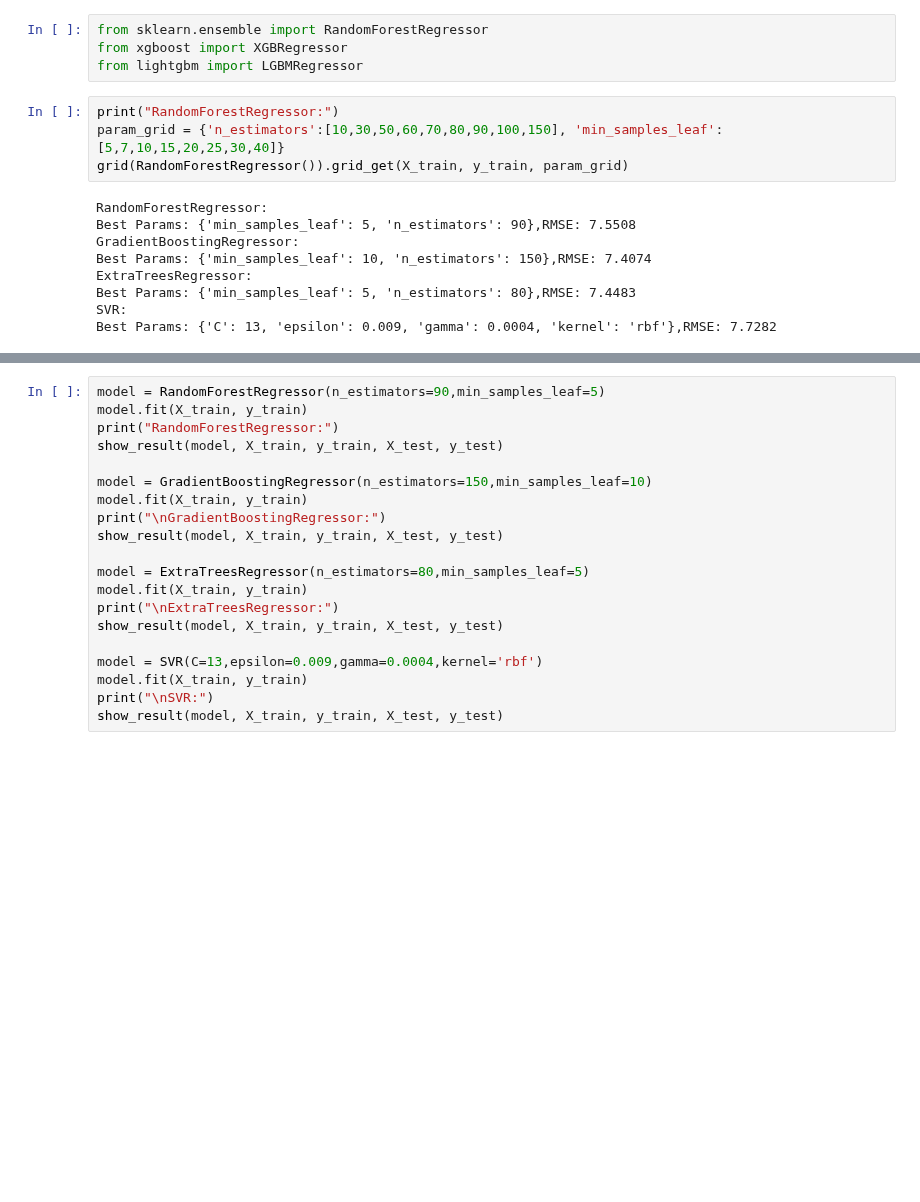
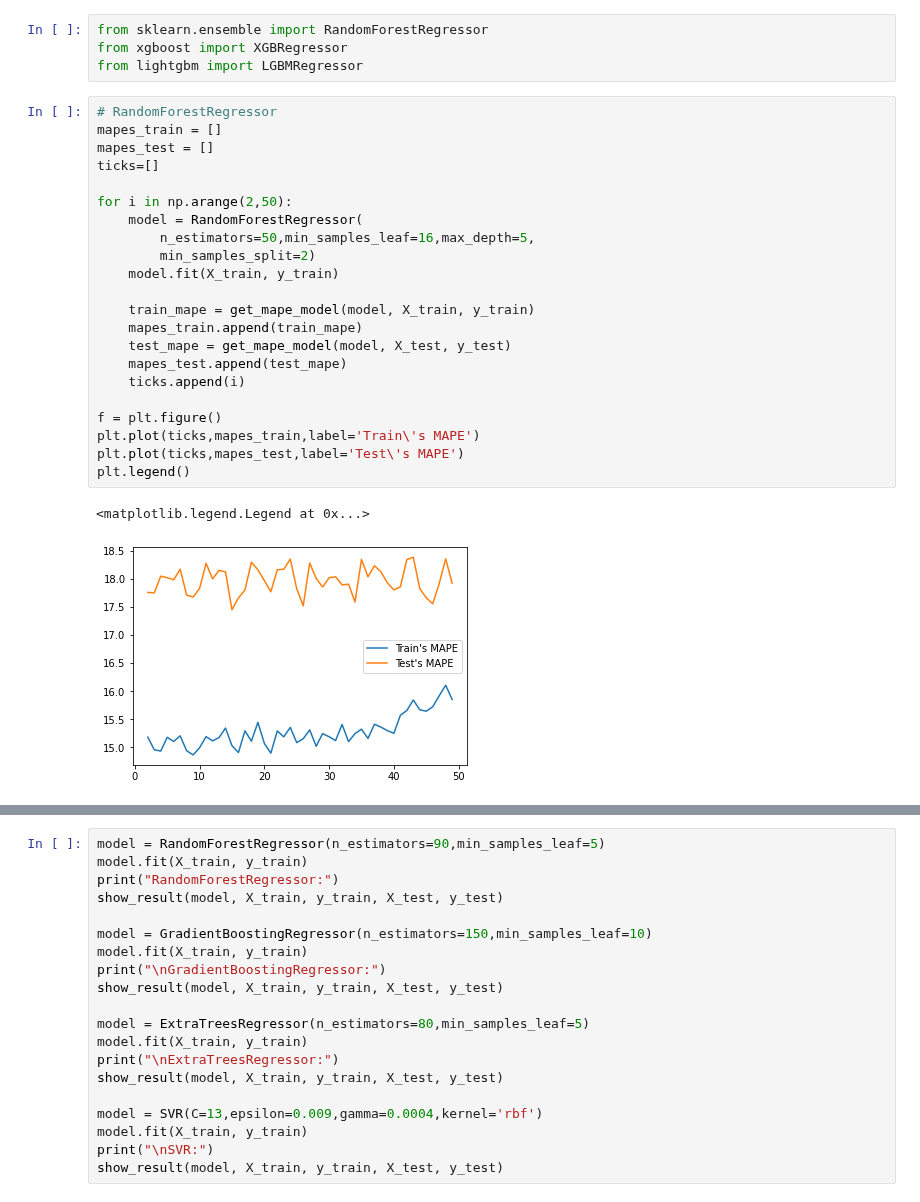
Before and after one commit to For-Chance/CourseOfConstructionInformation, a Jupyter notebook: FinalTask/solution.ipynb, the cells around one changed output, grey strips where cells are left out. Cells and saved outputs as stored; diff of their text form; blank space fills up the shorter version.

```diff
--- a/FinalTask/solution.ipynb
+++ b/FinalTask/solution.ipynb
@@ -433,16 +433,28 @@ X_test = pca_model.transform(X_test)
 from sklearn.ensemble import RandomForestRegressor
 from xgboost import XGBRegressor
 from lightgbm import LGBMRegressor
-# %%
-print("RandomForestRegressor:")
-param_grid = {'n_estimators':[10,30,50,60,70,80,90,100,150], 'min_samples_leaf':[5,7,10,15,20,25,30,40]}
-grid(RandomForestRegressor()).grid_get(X_train, y_train, param_grid)
-# %% [output]
-RandomForestRegressor:
-Best Params: {'min_samples_leaf': 5, 'n_estimators': 90},RMSE: 7.5508
-GradientBoostingRegressor:
-Best Params: {'min_samples_leaf': 10, 'n_estimators': 150},RMSE: 7.4074
-ExtraTreesRegressor:
-Best Params: {'min_samples_leaf': 5, 'n_estimators': 80},RMSE: 7.4483
-SVR:
-Best Params: {'C': 13, 'epsilon': 0.009, 'gamma': 0.0004, 'kernel': 'rbf'},RMSE: 7.7282
+# %%
+# RandomForestRegressor
+mapes_train = []
+mapes_test = []
+ticks=[]
+
+for i in np.arange(2,50):
+    model = RandomForestRegressor(
+        n_estimators=50,min_samples_leaf=16,max_depth=5,
+        min_samples_split=2)
+    model.fit(X_train, y_train)
+
+    train_mape = get_mape_model(model, X_train, y_train)
+    mapes_train.append(train_mape)
+    test_mape = get_mape_model(model, X_test, y_test)
+    mapes_test.append(test_mape)
+    ticks.append(i)
+
+f = plt.figure()
+plt.plot(ticks,mapes_train,label='Train\'s MAPE')
+plt.plot(ticks,mapes_test,label='Test\'s MAPE')
+plt.legend()
+# %% [output]
+<matplotlib.legend.Legend at 0x...>
+[figure, added]
```
Also changed, not shown: parts of 2 cells of this notebook.
